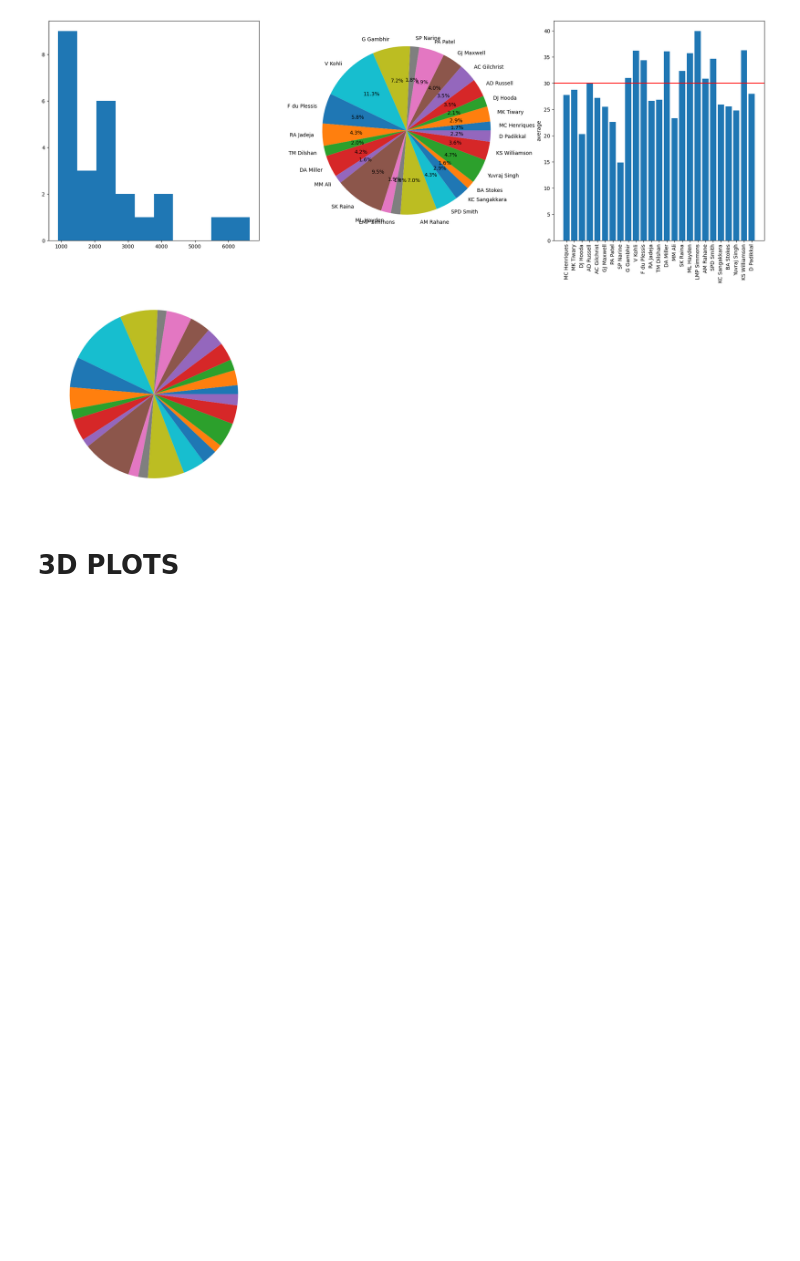
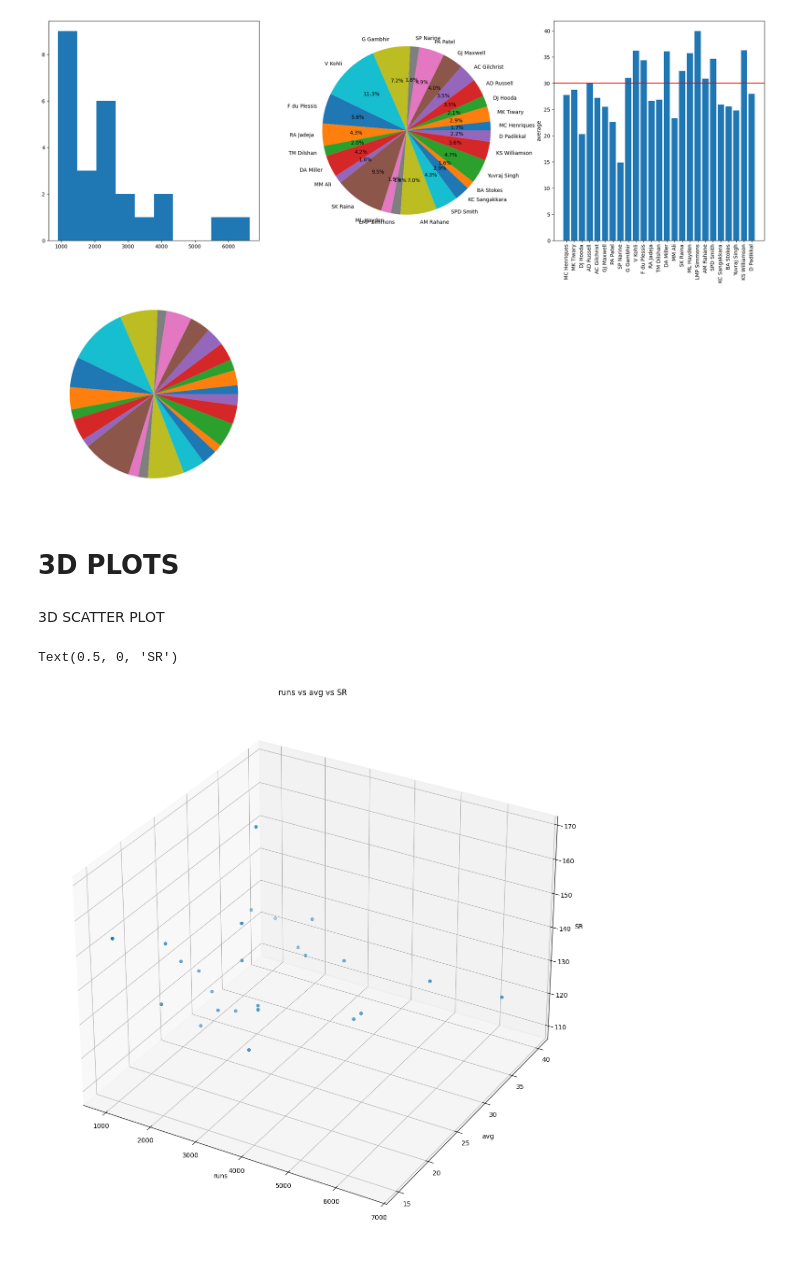
Before and after one commit to faisalkhan4k/Data-visualization, a Jupyter notebook: matplotlib1.ipynb, the cells around one changed output. Cells and saved outputs as stored; diff of their text form; code cells hidden in the pictures; blank space fills up the shorter version.

Commit message:
pandas plot function, subplots etc

```diff
--- a/matplotlib1.ipynb
+++ b/matplotlib1.ipynb
@@ -158,3 +158,18 @@ fig.show()
 [figure]
 # %% [markdown]
 <h1>3D PLOTS
+# %% [markdown]
+3D SCATTER PLOT
+# %%
+fig =plt.figure(figsize=(15,15))
+
+ax1 =plt.subplot(projection='3d')
+
+ax1.scatter3D(df['runs'],df['avg'],df['strike_rate'])
+ax1.set_title('runs vs avg vs SR')
+ax1.set_xlabel('runs')
+ax1.set_ylabel('avg')
+ax1.set_zlabel('SR')
+# %% [output]
+Text(0.5, 0, 'SR')
+[figure, added]
```
Also changed, not shown: parts of 35 cells of this notebook, 3 other files.
